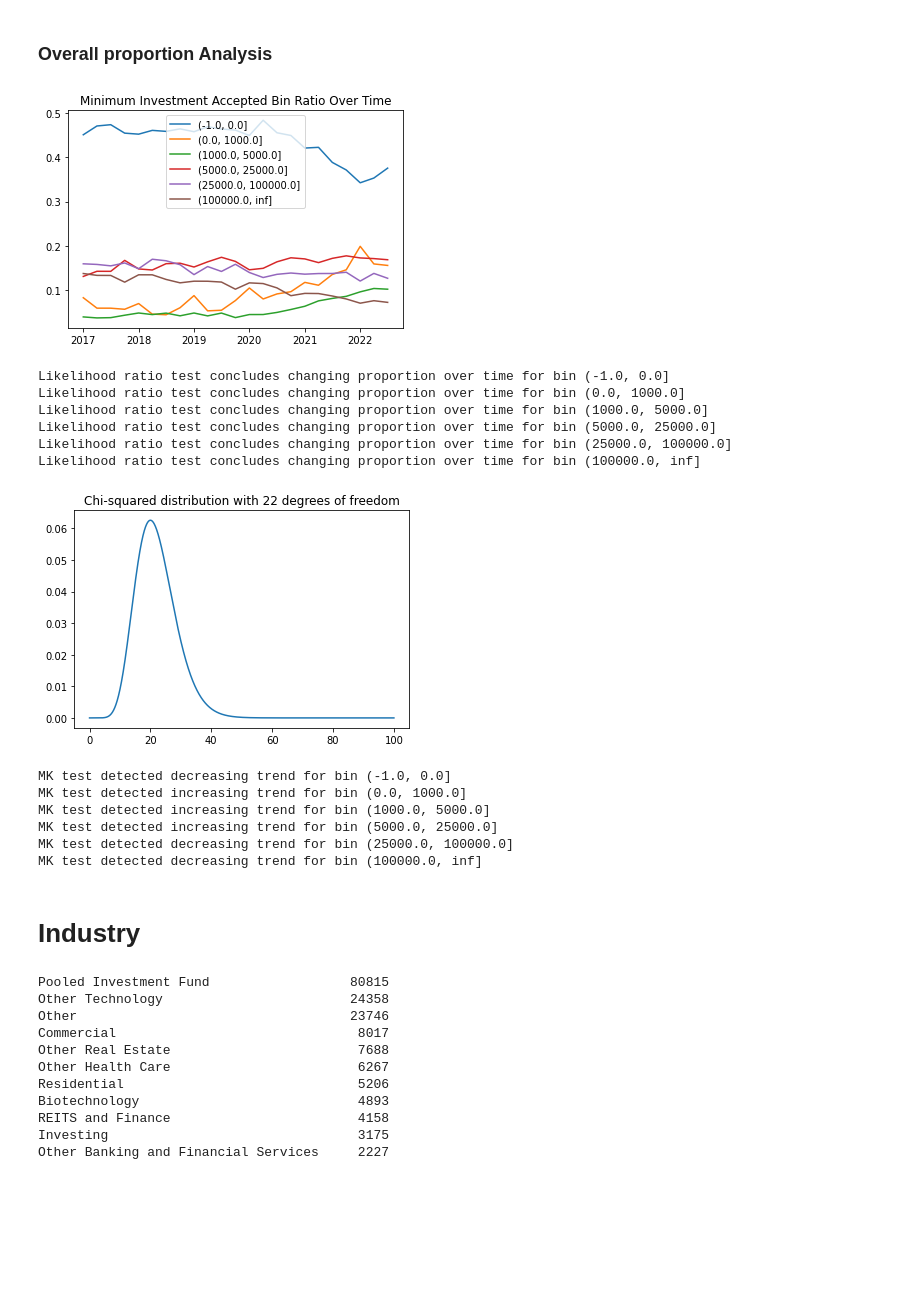
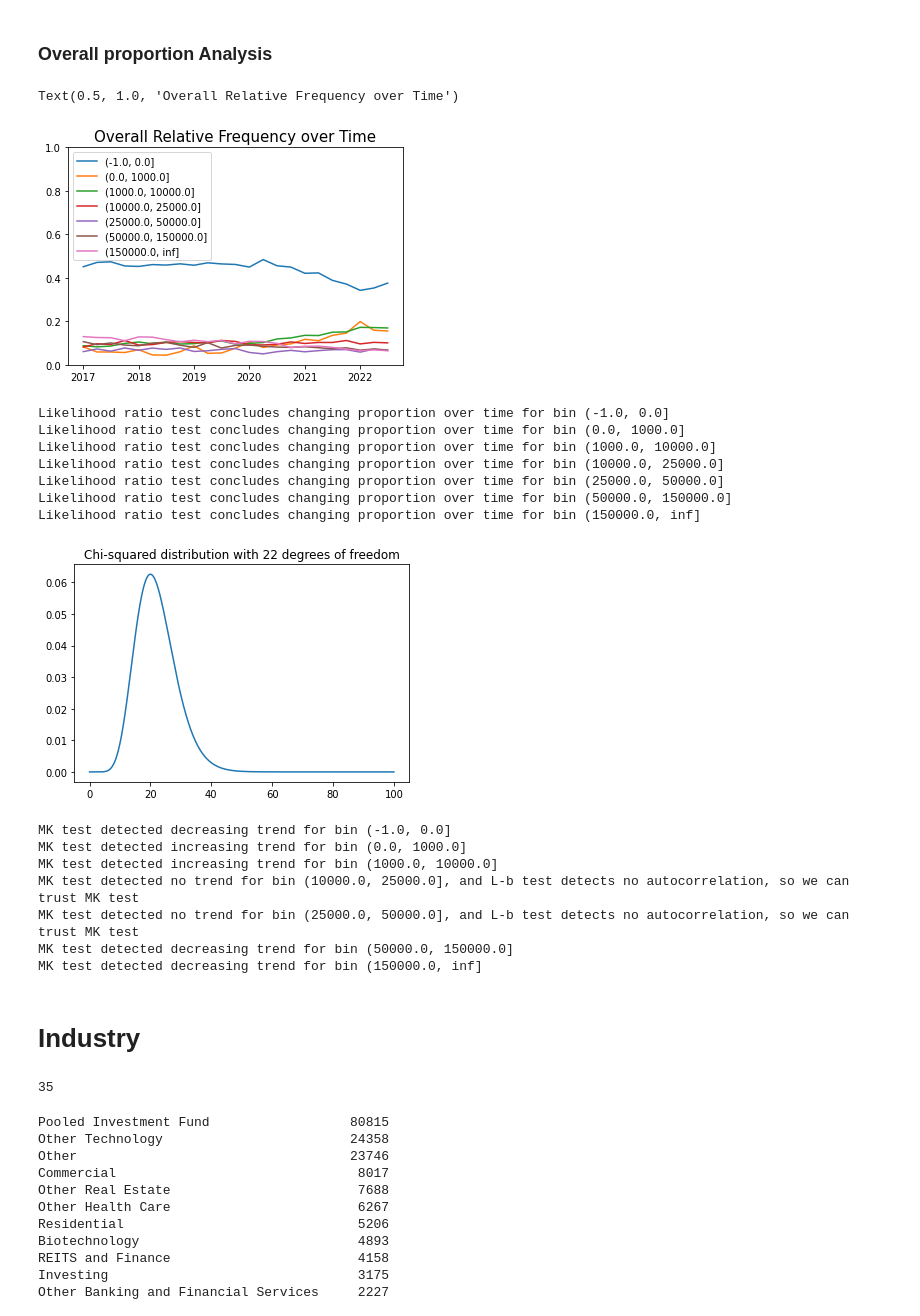
Before and after one commit to uday-31/Analyzing-Form-D-Submissions, a Jupyter notebook: Polo_Analysis.ipynb, the cells around one changed output. Saved outputs shown, nothing was run; the diff lists cells and outputs as text; code cells hidden in the pictures; blank space fills up the shorter version.

```diff
--- a/Polo_Analysis.ipynb
+++ b/Polo_Analysis.ipynb
@@ -137,7 +137,7 @@ for percentile in range(0, 100, 10):
 ### (-1.0, 0.0] < (0.0, 1000.0] < (1000.0, 10000.0] < (10000.0, 25000.0] < (25000.0, 50000.0] < (50000.0, 150000.0] < (150000.0, inf]
 ### Note that 'min investment accepted' contains only non-negative numbers, so the first bin represents 0 'min investment accepted'
 # %%
-bins = [-1, 0, 1000, 10000, 25000, 50000, 150000, float('inf')]
+BINS = [-1, 0, 1000, 10000, 25000, 50000, 150000, float('inf')]
 df['min_invest_binned'] = pd.cut(df['MINIMUMINVESTMENTACCEPTED'], bins, )
 # %%
 df['min_invest_binned']
@@ -212,9 +212,9 @@ class ProportionAnalyzer:
         self.alpha = alpha
 
     def create_bins(self):
-        bins = [-1, 0, 1000, 5000, 2.5e4, 1e5, float('inf')]
+        BINS = [-1, 0, 1000, 10000, 25000, 50000, 150000, float('inf')]
         # bins = np.array(bins)
-        self.df['min_invest_binned'] = pd.cut(self.df['MINIMUMINVESTMENTACCEPTED'], bins, )
+        self.df['min_invest_binned'] = pd.cut(self.df['MINIMUMINVESTMENTACCEPTED'], BINS, )
         self.bins = [str(interval) for interval in sorted(self.df['min_invest_binned'].unique() )]
 
     def get_bin_count_over_quarter(self):
@@ -229,19 +229,34 @@ class ProportionAnalyzer:
         bin_count_over_quarter['ratio'] = bin_count_over_quarter['COUNT'] / bin_count_over_quarter['TOTAL_COUNT_IN_BIN']
         return bin_count_over_quarter
 
-    def plot_bin_count(self,):
+    def plot_bin_count(self, ax = None):
         bin_count_over_quarter = self.get_bin_count_over_quarter()
         for bin in bin_count_over_quarter['min_invest_binned'].unique():
-            plt.plot(bin_count_over_quarter.loc[bin_count_over_quarter['min_invest_binned'] == bin, 'COUNT'], label = bin)
+            plt.plot(bin_count_over_quarter.loc[bin_count_over_quarter['min_invest_binned'] == bin, 'COUNT'],
+                    label = bin,
+                    # ax = ax
+                    )
             plt.title('Minimum Investment Accepted Bin Count Over Time')
             plt.legend()
 
-    def plot_bin_ratio(self,):
+    def plot_bin_ratio(self, ax=None, title = ''):
         bin_count_over_quarter = self.get_bin_count_over_quarter()
+        if ax:
+            ax.plot(bin_count_over_quarter.loc[bin_count_over_quarter['min_invest_binned'] == bin, 'ratio'],
+                    label = bin,
+                    # ax = ax
+                    )
+            ax.settitle(title)
+            ax.ylim(0, 1)
+            ax.legend()
+
         for bin in bin_count_over_quarter['min_invest_binned'].unique():
-            plt.plot(bin_count_over_quarter.loc[bin_count_over_quarter['min_invest_binned'] == bin, 'ratio'], label = bin)
+            plt.plot(bin_count_over_quarter.loc[bin_count_over_quarter['min_invest_binned'] == bin, 'ratio'],
+                    label = bin,
+                    # ax = ax
+                    )
             plt.title('Minimum Investment Accepted Bin Ratio Over Time')
-            # plt.ylim(0, 1)
+            plt.ylim(0, 1)
             plt.legend()
 
     def get_bin_dummy(self):
@@ -302,29 +317,37 @@ class ProportionAnalyzer:
 # %%
 p = ProportionAnalyzer(df)
 p.plot_bin_ratio()
+plt.title('Overall Relative Frequency over Time', fontsize = 15)
 # %% [output]
+Text(0.5, 1.0, 'Overall Relative Frequency over Time')
-[figure, old version]
+[figure, new version]
 # %%
 p_values, theta_under_null, theta_under_alt, max_ll_under_null, max_ll_under_alt = p.likelihood_ratio_test()
 # %% [output]
 Likelihood ratio test concludes changing proportion over time for bin (-1.0, 0.0]
 Likelihood ratio test concludes changing proportion over time for bin (0.0, 1000.0]
-Likelihood ratio test concludes changing proportion over time for bin (1000.0, 5000.0]
-Likelihood ratio test concludes changing proportion over time for bin (5000.0, 25000.0]
-Likelihood ratio test concludes changing proportion over time for bin (25000.0, 100000.0]
-Likelihood ratio test concludes changing proportion over time for bin (100000.0, inf]
+Likelihood ratio test concludes changing proportion over time for bin (1000.0, 10000.0]
+Likelihood ratio test concludes changing proportion over time for bin (10000.0, 25000.0]
+Likelihood ratio test concludes changing proportion over time for bin (25000.0, 50000.0]
+Likelihood ratio test concludes changing proportion over time for bin (50000.0, 150000.0]
+Likelihood ratio test concludes changing proportion over time for bin (150000.0, inf]
 [figure]
 # %%
 p.man_kendall_test()
 # %% [output]
 MK test detected decreasing trend for bin (-1.0, 0.0]
 MK test detected increasing trend for bin (0.0, 1000.0]
-MK test detected increasing trend for bin (1000.0, 5000.0]
-MK test detected increasing trend for bin (5000.0, 25000.0]
-MK test detected decreasing trend for bin (25000.0, 100000.0]
-MK test detected decreasing trend for bin (100000.0, inf]
+MK test detected increasing trend for bin (1000.0, 10000.0]
+MK test detected no trend for bin (10000.0, 25000.0], and L-b test detects no autocorrelation, so we can trust MK test
+MK test detected no trend for bin (25000.0, 50000.0], and L-b test detects no autocorrelation, so we can trust MK test
+MK test detected decreasing trend for bin (50000.0, 150000.0]
+MK test detected decreasing trend for bin (150000.0, inf]
 # %% [markdown]
 # Industry
+# %%
+df['INDUSTRYGROUPTYPE'].nunique()
+# %% [output]
+35
 # %%
 df['INDUSTRYGROUPTYPE'].value_counts()
 # %% [output]
```
Also changed, not shown: parts of 13 cells of this notebook, 1 other file.
